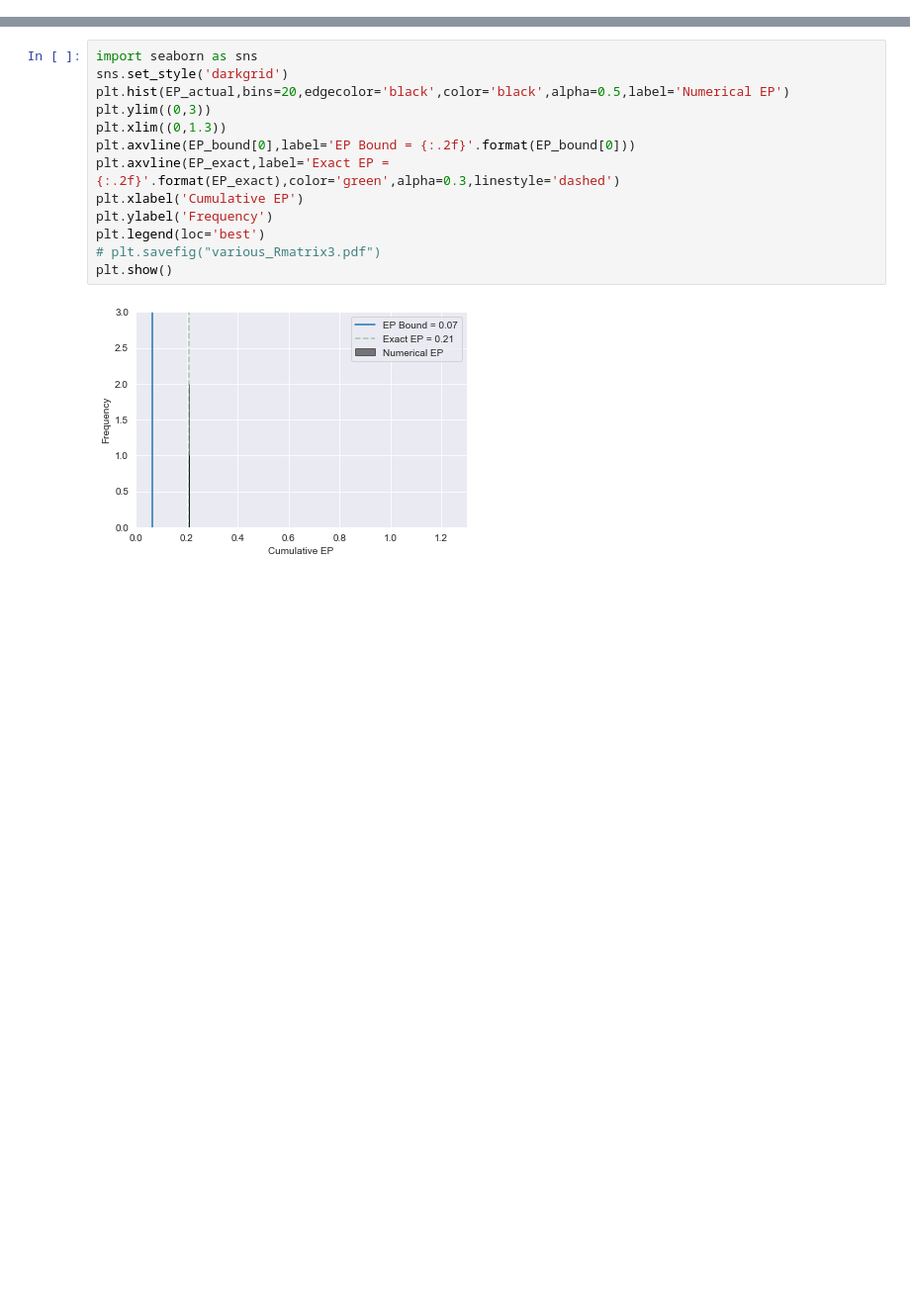
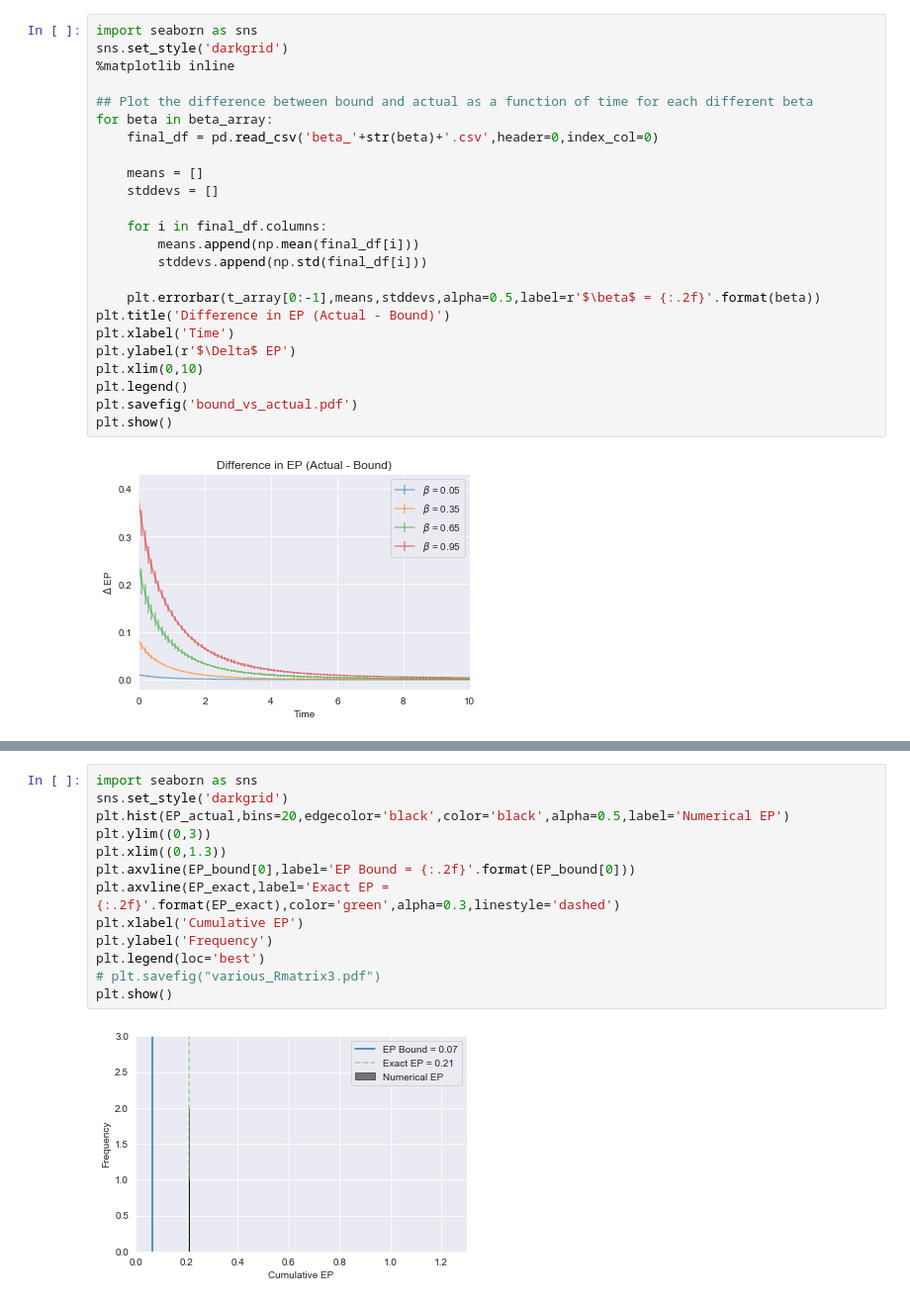
Before and after one commit to jakehanson/Stochastic_Thermo, a Jupyter notebook: Code/Varying R Matrix.ipynb, the cells around one changed output, grey strips where cells are left out. Shown: that part at 99% size. Drawn from its saved outputs; the diff is of its cells as text; blank space fills up the shorter version.

Commit message:
Notebook to calculate the difference in EP as a function of time

```diff
--- a/Code/Varying R Matrix.ipynb
+++ b/Code/Varying R Matrix.ipynb
@@ -158,4 +168,30 @@ Analyzing Matrix  1 ...
 DONE
+# %%
+import seaborn as sns
+sns.set_style('darkgrid')
+%matplotlib inline
+
+## Plot the difference between bound and actual as a function of time for each different beta
+for beta in beta_array:
+    final_df = pd.read_csv('beta_'+str(beta)+'.csv',header=0,index_col=0)
+
+    means = []
+    stddevs = []
+
+    for i in final_df.columns:
+        means.append(np.mean(final_df[i]))
+        stddevs.append(np.std(final_df[i]))
+
+    plt.errorbar(t_array[0:-1],means,stddevs,alpha=0.5,label=r'$\beta$ = {:.2f}'.format(beta))
+plt.title('Difference in EP (Actual - Bound)')
+plt.xlabel('Time')
+plt.ylabel(r'$\Delta$ EP')
+plt.xlim(0,10)
+plt.legend()
+plt.savefig('bound_vs_actual.pdf')
+plt.show()
+# %% [output]
+[figure, added]
 # %%
 ## Analyze single timestep
 p_0 = p_array[0]
```
Also changed, not shown: parts of 3 cells of this notebook.
